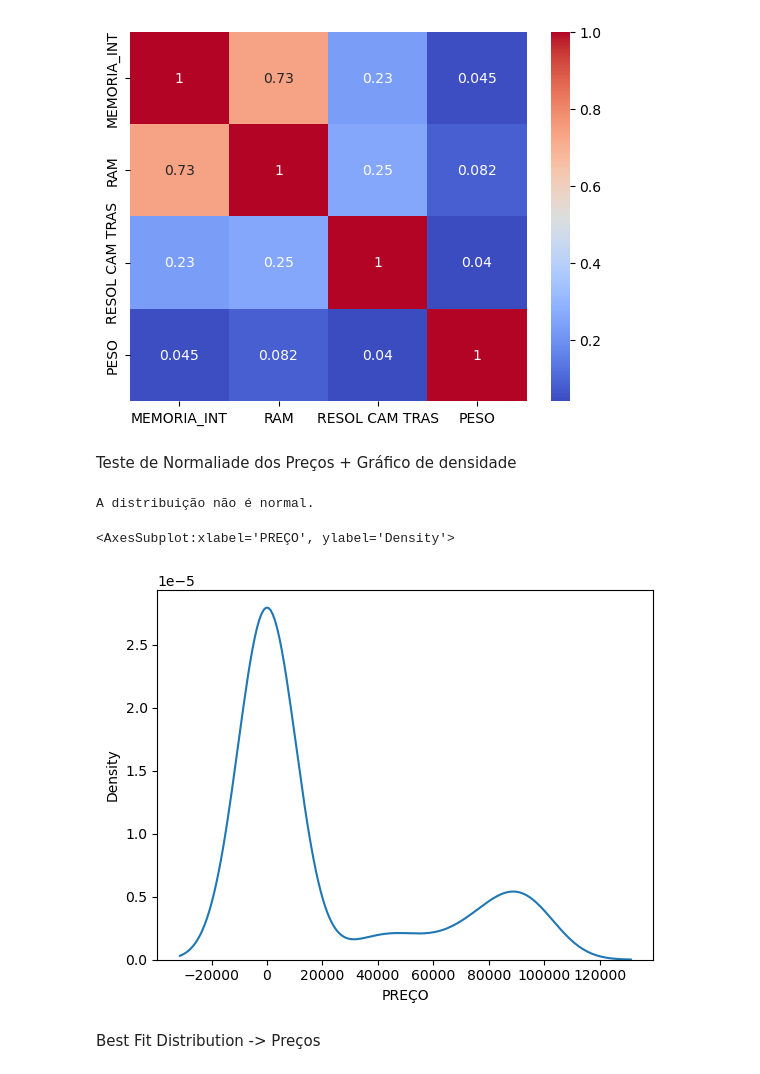
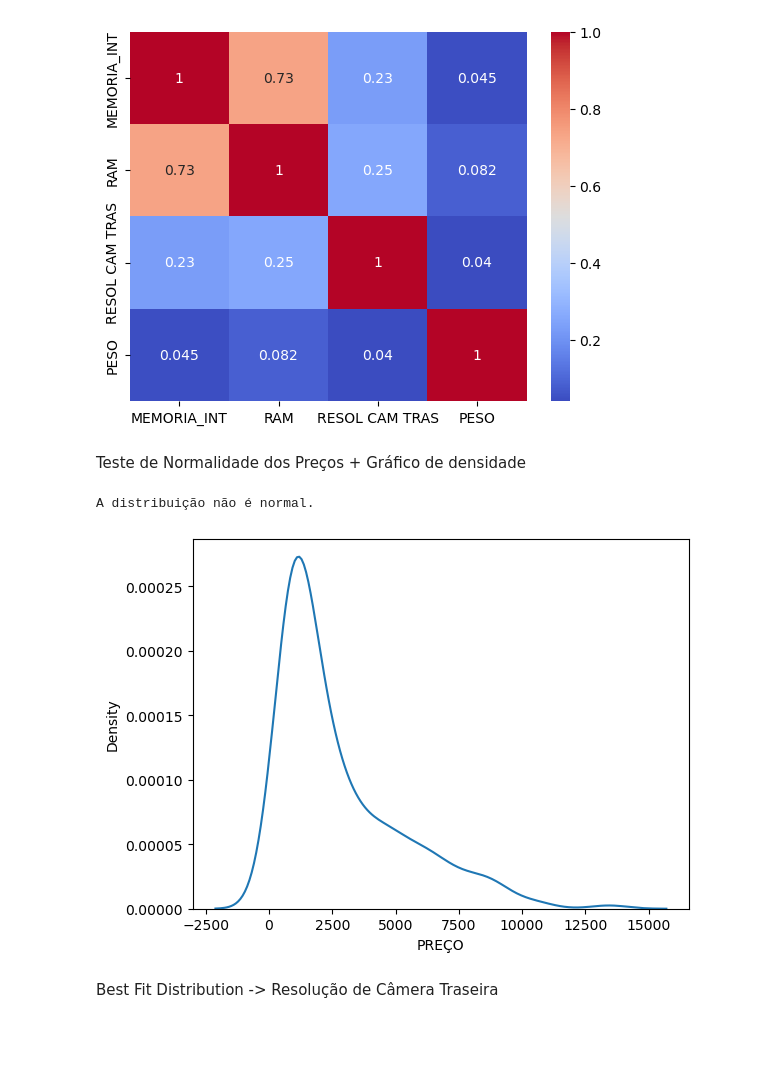
Before and after one commit to RenanXM/DataScience-UFC, a Jupyter notebook: Trabalho2/analise_exploratoria.ipynb, the cells around one changed output. Cells and saved outputs as stored; diff of their text form; code cells hidden in the pictures; blank space fills up the shorter version.

```diff
--- a/Trabalho2/analise_exploratoria.ipynb
+++ b/Trabalho2/analise_exploratoria.ipynb
@@ -289,38 +289,42 @@ sns.heatmap(correlation_matrix, annot=True, cmap='coolwarm')
 <AxesSubplot:>
 [figure]
 # %% [markdown]
-Teste de Normaliade dos Preços + Gráfico de densidade
+Teste de Normalidade dos Preços + Gráfico de densidade
 # %%
-
+import pandas as pd
+import seaborn as sns
+import matplotlib.pyplot as plt
 from scipy.stats import normaltest
+import re
 
 # Carregar o dataset
 data = pd.read_csv('resultado_parcial.csv')
 
-# Extrair apenas os valores numéricos da coluna de preços
-data['PREÇO'] = data['PREÇO'].apply(lambda x: re.sub(r'[^\d.]', '', x)).astype('float32')
+# Extrair apenas os valores numéricos da coluna de preços e remover os pontos
+precos = data['PREÇO'].str.replace(r'[^\d.,]', '', regex=True).str.replace('.', '').str.replace(',', '.').astype(float)
 
-# Selecionar a coluna de preços
-precos = data['PREÇO']
+# Filtrar preços não negativos e abaixo de um limite inferior aceitável
+limite_inferior = 0  # Defina aqui o limite inferior desejado
+precos = precos[(precos >= limite_inferior)]
 
 # Teste de normalidade (Teste de D'Agostino-Pearson)
 stat, p_value = normaltest(precos)
 
 # Verificar a normalidade
 alpha = 0.05
 if p_value > alpha:
     print("A distribuição é aproximadamente normal.")
 else:
     print("A distribuição não é normal.")
 
 # Plotar gráfico de densidade
 sns.kdeplot(precos)
+plt.show()
 # %% [output]
 A distribuição não é normal.
-<AxesSubplot:xlabel='PREÇO', ylabel='Density'>
-[figure, old version]
+[figure, new version]
 # %% [markdown]
-Best Fit Distribution -> Preços
+Best Fit Distribution -> Resolução de Câmera Traseira
 # %%
 import pandas as pd
 import seaborn as sns
```
Also changed, not shown: parts of 1 cell of this notebook, 3 other files.
